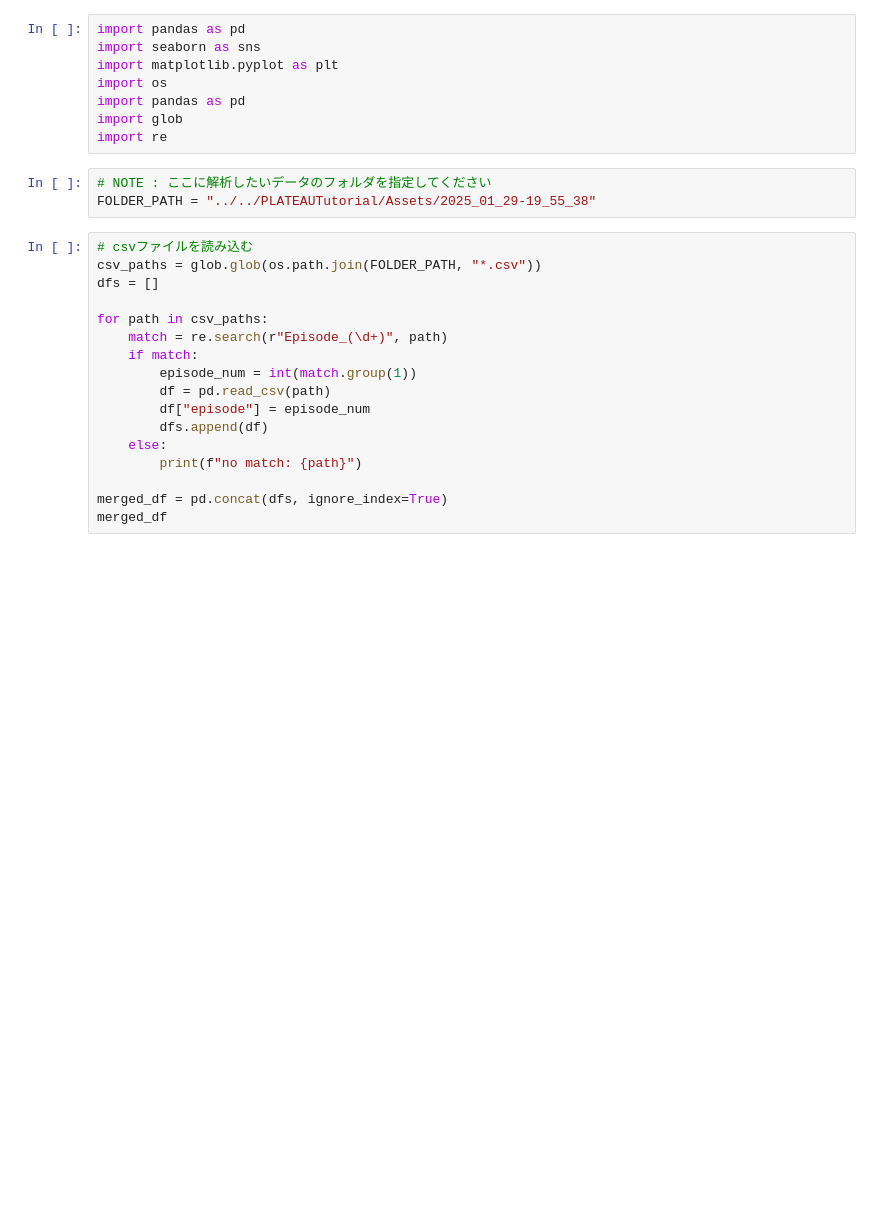
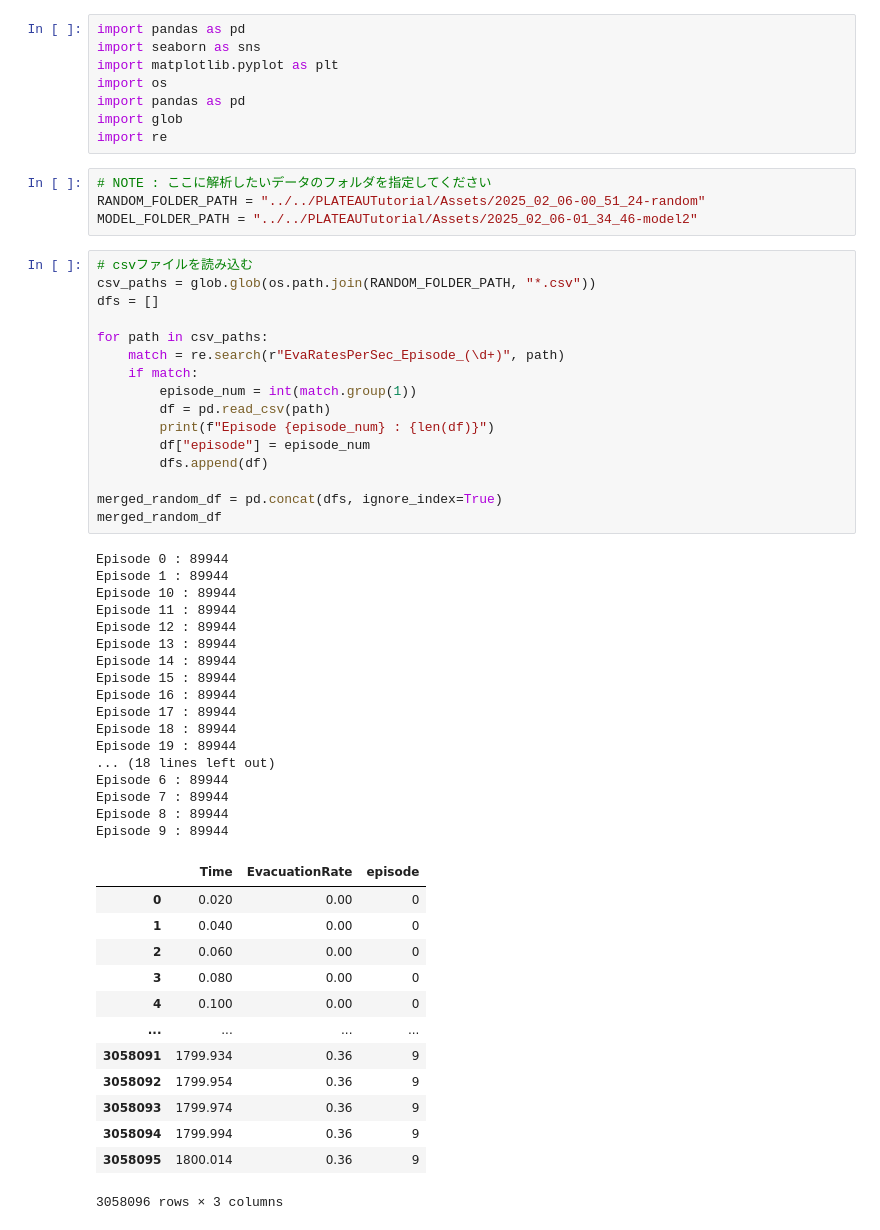
Before and after one commit to Rikkyo-MiyayuLab/PLATEAU-Tutorial, a Jupyter notebook: src/plateau_tutorial/graph.ipynb, the cells around one changed output. Cells and saved outputs as stored; diff of their text form; blank space fills up the shorter version.

```diff
--- a/src/plateau_tutorial/graph.ipynb
+++ b/src/plateau_tutorial/graph.ipynb
@@ -6,23 +6,54 @@ import os
 import pandas as pd
 import glob
 import re
-# %%
-# NOTE : ここに解析したいデータのフォルダを指定してください
-FOLDER_PATH = "../../PLATEAUTutorial/Assets/2025_01_29-19_55_38"
+# %%
+# NOTE : ここに解析したいデータのフォルダを指定してください
+RANDOM_FOLDER_PATH = "../../PLATEAUTutorial/Assets/2025_02_06-00_51_24-random"
+MODEL_FOLDER_PATH = "../../PLATEAUTutorial/Assets/2025_02_06-01_34_46-model2"
 # %%
 # csvファイルを読み込む
-csv_paths = glob.glob(os.path.join(FOLDER_PATH, "*.csv"))
+csv_paths = glob.glob(os.path.join(RANDOM_FOLDER_PATH, "*.csv"))
 dfs = []
 
 for path in csv_paths:
-    match = re.search(r"Episode_(\d+)", path)
+    match = re.search(r"EvaRatesPerSec_Episode_(\d+)", path)
     if match:
         episode_num = int(match.group(1))
         df = pd.read_csv(path)
+        print(f"Episode {episode_num} : {len(df)}")
         df["episode"] = episode_num
         dfs.append(df)
-    else:
-        print(f"no match: {path}")
 
-merged_df = pd.concat(dfs, ignore_index=True)
-merged_df
+merged_random_df = pd.concat(dfs, ignore_index=True)
+merged_random_df
+# %% [output]
+Episode 0 : 89944
+Episode 1 : 89944
+Episode 10 : 89944
+Episode 11 : 89944
+Episode 12 : 89944
+Episode 13 : 89944
+Episode 14 : 89944
+Episode 15 : 89944
+Episode 16 : 89944
+Episode 17 : 89944
+Episode 18 : 89944
+Episode 19 : 89944
+... (18 lines left out)
+Episode 6 : 89944
+Episode 7 : 89944
+Episode 8 : 89944
+Episode 9 : 89944
+|  | Time | EvacuationRate | episode |
+| 0 | 0.020 | 0.00 | 0 |
+| 1 | 0.040 | 0.00 | 0 |
+| 2 | 0.060 | 0.00 | 0 |
+| 3 | 0.080 | 0.00 | 0 |
+| 4 | 0.100 | 0.00 | 0 |
+| ... | ... | ... | ... |
+| 3058091 | 1799.934 | 0.36 | 9 |
+| 3058092 | 1799.954 | 0.36 | 9 |
+| 3058093 | 1799.974 | 0.36 | 9 |
+| 3058094 | 1799.994 | 0.36 | 9 |
+| 3058095 | 1800.014 | 0.36 | 9 |
+3058096 rows × 3 columns
```
Also changed, not shown: parts of 7 cells of this notebook, 6 other files.
